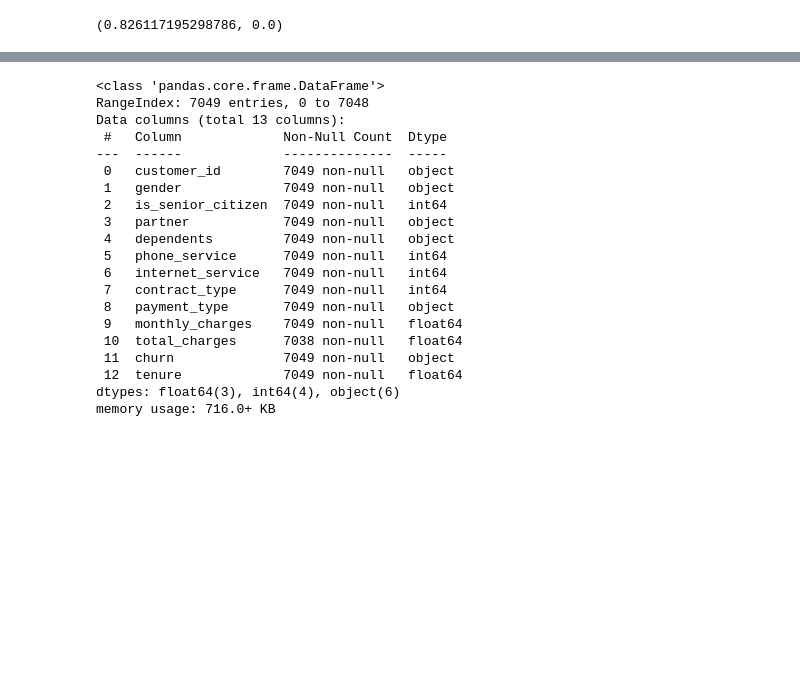
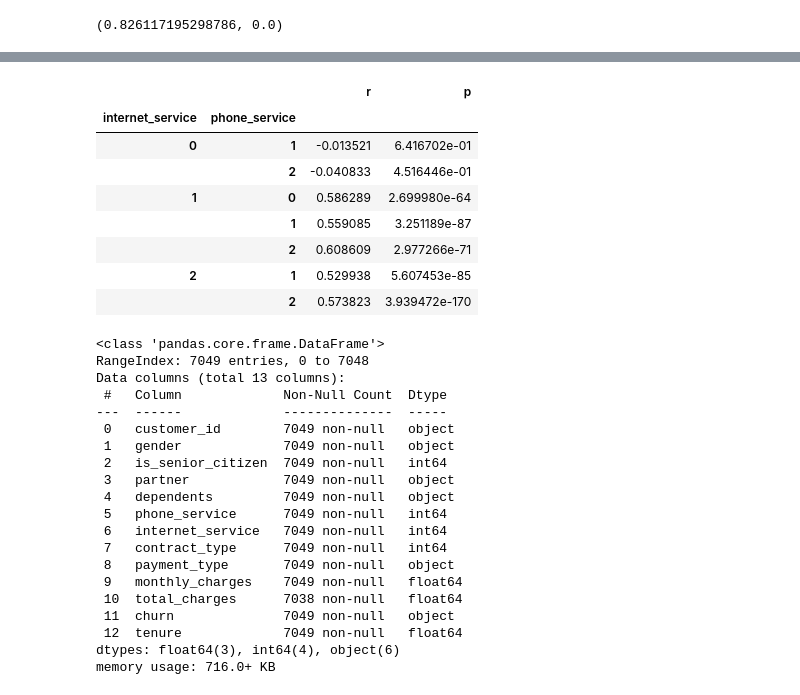
Before and after one commit to Jason-R-Turner/statistics-exercises, a Jupyter notebook: hypothesis_testing.ipynb, the cells around one changed output, grey strips where cells are left out. Cells and saved outputs as stored; diff of their text form; code cells hidden in the pictures; blank space fills up the shorter version.

```diff
--- a/hypothesis_testing.ipynb
+++ b/hypothesis_testing.ipynb
@@ -438,6 +451,19 @@ corr, p
 # %%
 def corr_tenure_and_monthly(telco):
-    return pd.Series(stats.pearsonr(df.tenure, monthly_charges), index = ['r', 'p'])
+    return pd.Series(stats.pearsonr(telco.tenure, telco.monthly_charges), index = ['r', 'p'])
+# %%
+# Do stuff faster with this ONE TRICK stakeholders hate!
+telco.groupby(['internet_service', 'phone_service']).apply(corr_tenure_and_monthly)
+# %% [output]
+|  |  | r | p |
+| internet_service | phone_service |  |  |
+| 0 | 1 | -0.013521 | 6.416702e-01 |
+|  | 2 | -0.040833 | 4.516446e-01 |
+| 1 | 0 | 0.586289 | 2.699980e-64 |
+|  | 1 | 0.559085 | 3.251189e-87 |
+|  | 2 | 0.608609 | 2.977266e-71 |
+| 2 | 1 | 0.529938 | 5.607453e-85 |
+|  | 2 | 0.573823 | 3.939472e-170 |
 # %%
 telco.info()
 # %% [output]
```
Also changed, not shown: parts of 26 cells of this notebook, 2 other files.
